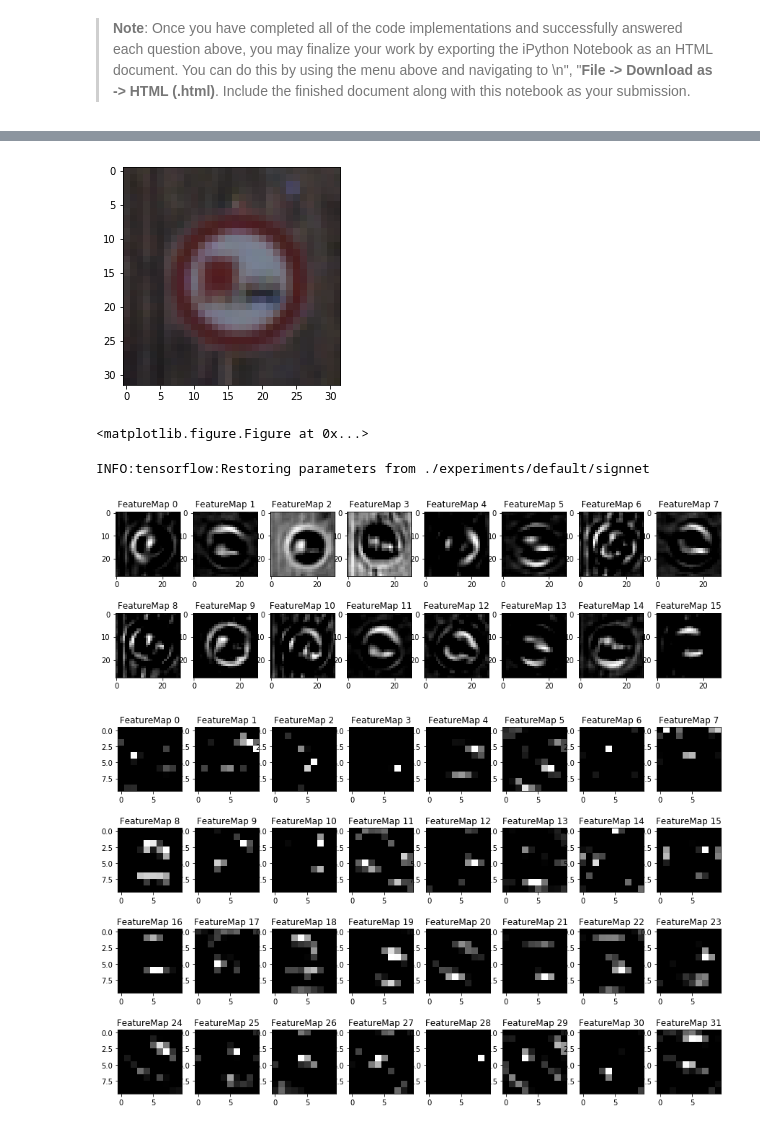
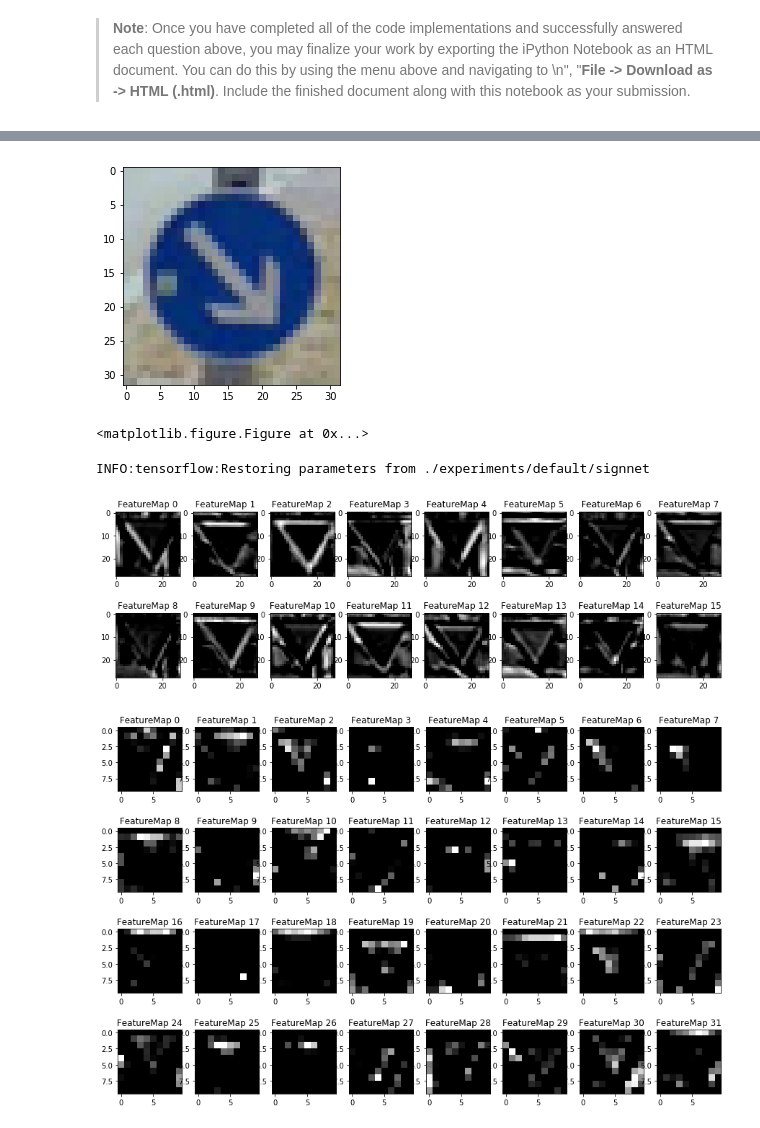
Before and after one commit to ryanotron/udsdc_p3_traffic_sign_classifier, a Jupyter notebook: Traffic_Sign_Classifier.ipynb, the cells around one changed output, grey strips where cells are left out. Drawn from its saved outputs; the diff is of its cells as text; code cells hidden in the pictures.

Commit message:
feat: add new German traffic signs and classer

```diff
--- a/Traffic_Sign_Classifier.ipynb
+++ b/Traffic_Sign_Classifier.ipynb
@@ -506,0 +558,25 @@ for image, label in zip(images, labels):
+# %%
+imdir = 'extra_german_signs'
+imnames = [os.path.join(imdir, fname) for fname in os.listdir(imdir)]
+
+images = []
+N = len(imnames)
+i = 0
+for imname in imnames:
+    im = mpim.imread(imname)[:, :, 0:3]
+    images.append(im)
+    plt.subplot(2, N//2, i+1)
+    plt.imshow(im)
+    plt.gca().set_xticks([])
+    plt.gca().set_yticks([])
+    i += 1
+
+### 38: keep right
+### 13: yield
+### 01: speed limit (30 km/h)
+### 17: no entry
+### 12: priority road
+### 05: speed limit (80 km/h)
+
+labels = [38, 13, 1, 17, 12, 5]
+images_normal = preproc(images)
@@ -661,25 +748,24 @@ def outputFeatureMap(image_input, tf_activation, activation_min=-1, activation_m
         else:
             plt.imshow(activation[0,:,:, featuremap], interpolation="nearest", cmap="gray")
 # %%
-plt.imshow(images[3])
+plt.imshow(images[0])
 plt.figure();
 # %% [output]
-[figure, old version]
+[figure, new version]
 <matplotlib.figure.Figure at 0x...>
 # %%
+idx = 1
+
 with tf.Session() as sess:
     saver.restore(sess, './experiments/default/signnet')
     graph = tf.get_default_graph()
     ops = graph.get_operations()
     conv1 = graph.get_tensor_by_name('Relu:0')
-#     for op in ops:
-#         print(op.name)
-#     conv1 = graph.get_operation_by_name('conv1_W')
-    outputFeatureMap(images_normal[3:4], conv1)
+    outputFeatureMap(images_normal[idx:idx+1], conv1)
 
     conv2 = graph.get_tensor_by_name('Relu_1:0')
-    outputFeatureMap(images_normal[3:4], conv2, plt_num=2)
+    outputFeatureMap(images_normal[idx:idx+1], conv2, plt_num=2)
 # %% [output]
 INFO:tensorflow:Restoring parameters from ./experiments/default/signnet
-[figure, old version]
+[figure, new version]
-[figure, old version]
+[figure, new version]
```
Also changed, not shown: parts of 24 cells of this notebook, 6 other files.
